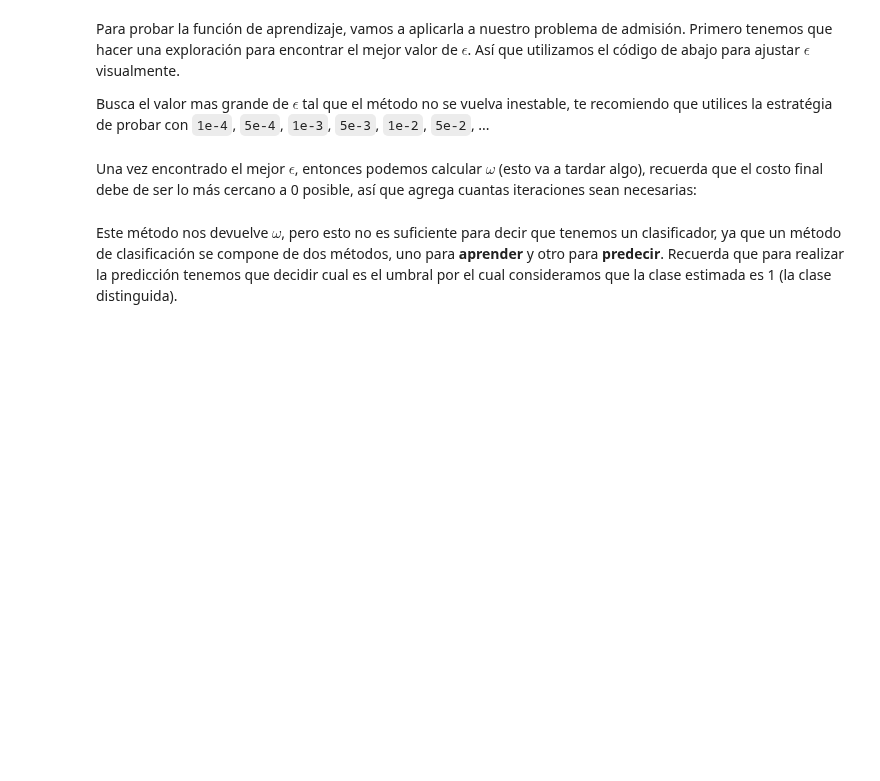
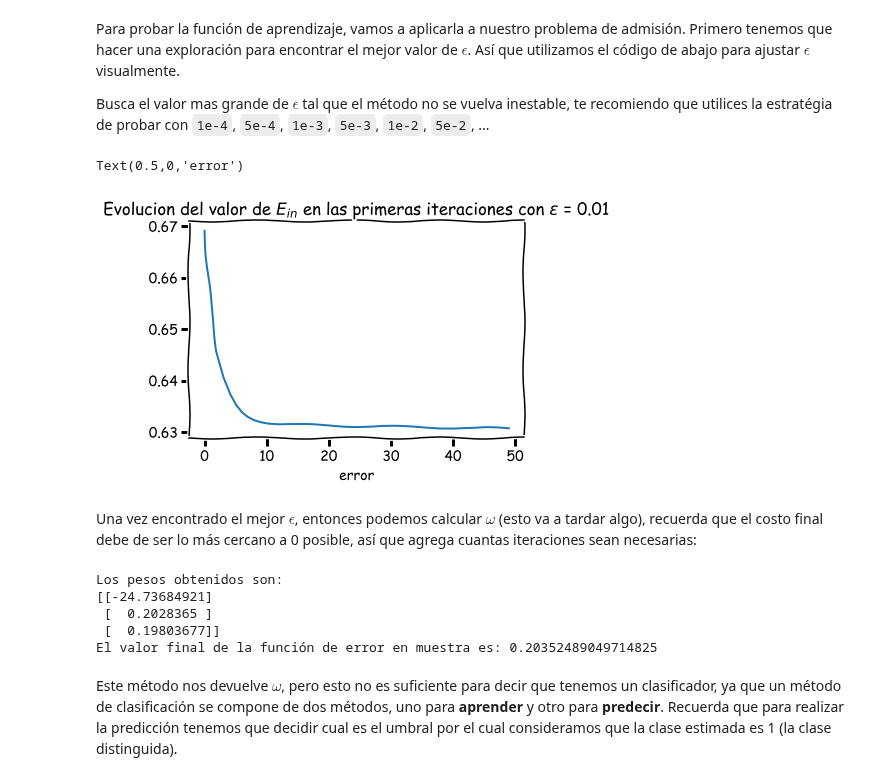
Before and after one commit to IA-UNISON/tarea07-aprendizaje-supervisado, a Jupyter notebook: libretas/logistica.ipynb, the cells around one changed output. Cells and saved outputs as stored; diff of their text form; code cells hidden in the pictures; blank space fills up the shorter version.

```diff
--- a/libretas/logistica.ipynb
+++ b/libretas/logistica.ipynb
@@ -240,13 +243,9 @@ def descenso(x, y, epsilon, tol=1e-4, max_iter=int(1e4), historial=False):
         # Agregar aqui tu código
         #
         # Recuerda utilizar las funciones que ya has desarrollado
-
-
-
-
-
-
-
+        w += -(epsilon/T)*(gradiente(w,x,y))
+        if historial:
+            error_hist[iter]=error_muestra(w,x,y)
         #--------------------------------------------------------------
 
     return w, error_hist
@@ -255,19 +254,31 @@ Para probar la función de aprendizaje, vamos a aplicarla a nuestro problema de
 
 Busca el valor mas grande de $\epsilon$ tal que el método no se vuelva inestable, te recomiendo que utilices la estratégia de probar con `1e-4`, `5e-4`, `1e-3`, `5e-3`, `1e-2`, `5e-2`, ...
 # %%
-epsilon = 1e-4
+epsilon = 1e-2
 mi = 50
 _, error_hist = descenso(x, y, epsilon, tol=1e-4, max_iter=mi, historial=True)
 
 plt.plot(np.arange(mi), error_hist)
 plt.title(r'Evolucion del valor de $E_{in}$ en las primeras iteraciones con $\epsilon$ = ' + str(epsilon))
 plt.xlabel('error')
+# %% [output]
+Text(0.5,0,'error')
+[figure, added]
 # %% [markdown]
 Una vez encontrado el mejor $\epsilon$, entonces podemos calcular $\omega$ (esto va a tardar algo), recuerda que el costo final debe de ser lo más cercano a 0 posible, así que agrega cuantas iteraciones sean necesarias:
 # %%
-w, _ = descenso(x, y, epsilon, max_iter = int(1e6))
-print("Los pesos obtenidos son: \n{}".format(w_lotes))
-print("El valor final de la función de error en muestra es: {}".format(error_muestra(w_lotes, x, y)))
+w, _ = descenso(x, y, epsilon, max_iter = int(1e8))
+print("Los pesos obtenidos son: \n{}".format(w))
+print("El valor final de la función de error en muestra es: {}".format(error_muestra(w, x, y)))
+#1e6-->0.3873
+#1e7-->0.2246
+#1e8-->0.2035(Tardo mucho)
+# %% [output]
+Los pesos obtenidos son:
+[[-24.73684921]
+ [  0.2028365 ]
+ [  0.19803677]]
+El valor final de la función de error en muestra es: 0.20352489049714825
 # %% [markdown]
 Este método nos devuelve $\omega$, pero esto no es suficiente para decir que tenemos un clasificador, ya que un método de clasificación se compone de dos métodos, uno para **aprender** y otro para **predecir**. Recuerda que para realizar la predicción tenemos que decidir cual es el umbral por el cual consideramos que la clase estimada es 1 (la clase distinguida).
 # %% [markdown]
```
Also changed, not shown: parts of 14 cells of this notebook, 2 other files.
